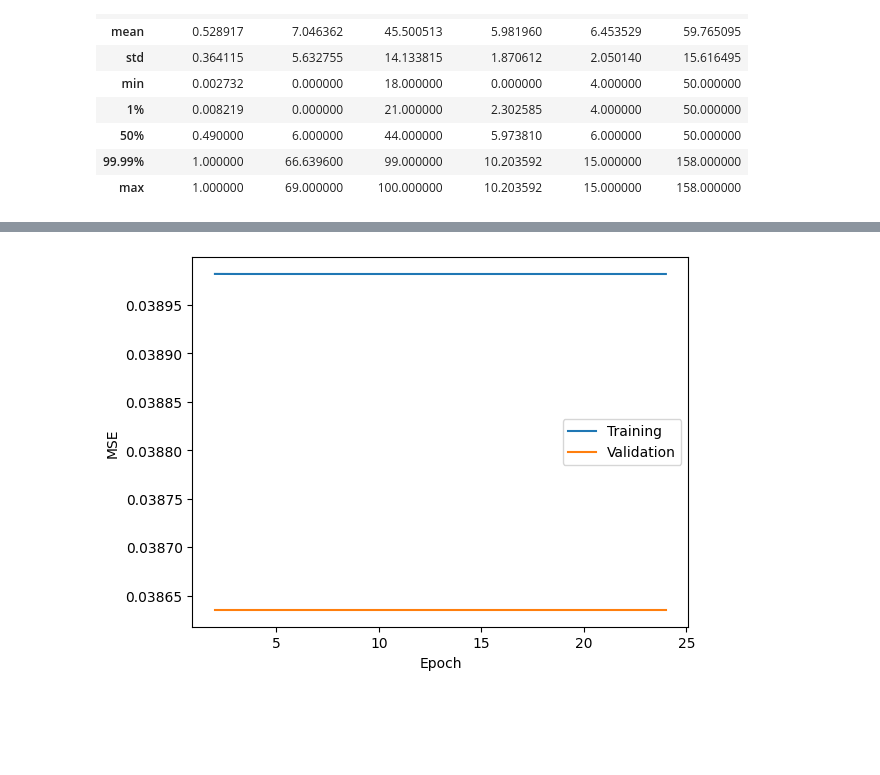
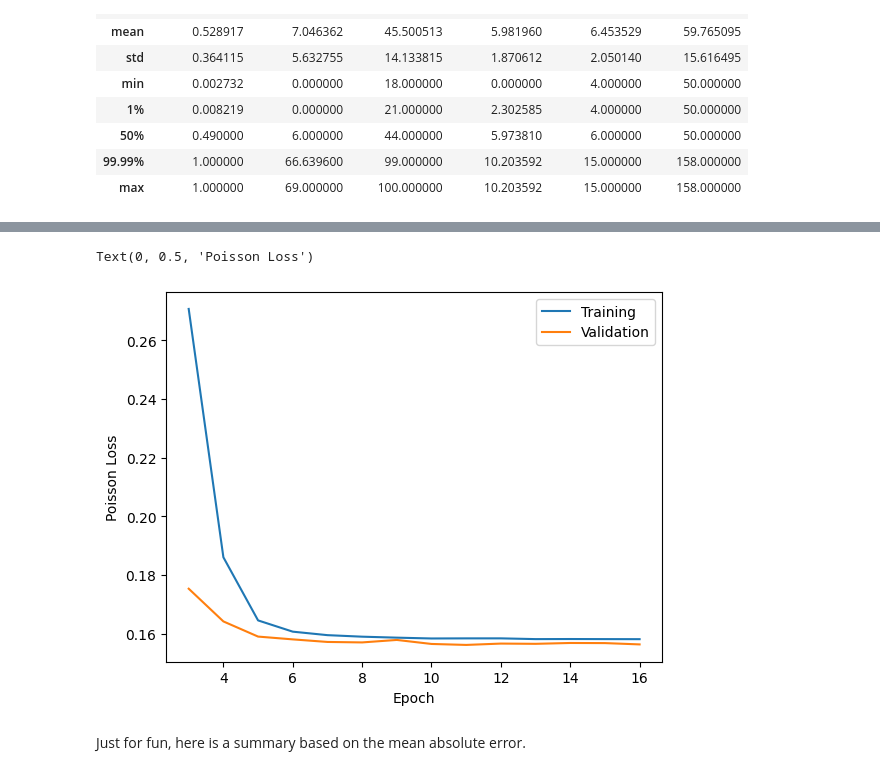
Before and after one commit to OpenActTextDev/ActuarialRegression, a Jupyter notebook: Notebooks/ClaimCounts.ipynb, the cells around one changed output, grey strips where cells are left out. Saved outputs shown, nothing was run; the diff lists cells and outputs as text; code cells hidden in the pictures; blank space fills up the shorter version.

```diff
--- a/Notebooks/ClaimCounts.ipynb
+++ b/Notebooks/ClaimCounts.ipynb
@@ -34,7 +39,9 @@ We have uploaded the data to our Github site [Actuarial Regression](https://gith
 
 Let's take a peak at the  dataset:
 # %%
-dat_frq = pd.read_csv("https://raw.githubusercontent.com/OpenActTextDev/ActuarialRegression/refs/heads/main/CourseCSVData/freMTPL2freq.csv")
+
+data_root = "https://raw.githubusercontent.com/OpenActTextDev/ActuarialRegression/refs/heads/main/"
+dat_frq = pd.read_csv(data_root + "CourseCSVData/freMTPL2freq.csv")
 # %%
 dat_frq.head()
 # %% [output]
@@ -246,9 +257,9 @@ X
 # %% [markdown]
 As before, define versions for training, validation, and testing.
 # %%
-# Thanks https://datascience.stackexchange.com/a/15136
-X_main, X_test, y_main, y_test = train_test_split(
-    X, y_freq, test_size=0.2, random_state=1
+#from sklearn.model_selection import train_test_split
+
+X_main, X_test, y_main, y_test = train_test_split(X, y_freq, test_size=0.2, random_state=1
 )                                                                   #<1>
 
 # As 0.25 x 0.8 = 0.2
@@ -372,16 +394,18 @@ memory usage: 34.1 MB
 # %%
 #from keras.models import Sequential
-#from keras.layers import Dense
+#from keras.layers import Dense, Dropout, Input
+#from keras.callbacks import EarlyStopping
 #import random
 
 random.seed(2025)
-
 model = Sequential([
     Dense(64, activation='leaky_relu', input_shape=(X_train.shape[1],)),
+    Dropout(0.3),  # Drop 30% of neurons
     Dense(32, activation='leaky_relu'),
+    Dropout(0.3),  # Drop 30% of neurons
     Dense(1, activation='exponential')
 ])
 
-model.compile(optimizer='adam', loss='mae')
+model.compile(optimizer='adam', loss='poisson')
 model.summary();
 # %% [output]
@@ -438,0 +429,17 @@ Wall time: 15min 41s
+# %%
+# Add early stopping
+early_stop = EarlyStopping(
+    monitor='val_loss',     # what to monitor
+    patience=5,             # epochs to wait for improvement
+    restore_best_weights=True  # use best weights seen
+)
+
+# Train the model
+history_Drop = model.fit(
+    X_train, y_train,
+    validation_data=(X_val, y_val),
+    epochs=25,
+    batch_size=32,
+    callbacks=[early_stop],
+    verbose=True
+)
@@ -439,9 +483,14 @@ Wall time: 15min 41s
 # %%
-plt.plot(range(2, 25), hist.history["loss"][2:])
-plt.plot(range(2, 25),  hist.history["val_loss"][2:])
+startEpoch = 3
+epochs = range(startEpoch, len(history_Drop.history["loss"]) + 1)
+plt.plot(epochs, history_Drop.history["loss"][(startEpoch-1):])
+plt.plot(epochs,  history_Drop.history["val_loss"][(startEpoch-1):])
 
 plt.legend(["Training", "Validation"])
 plt.xlabel("Epoch")
-plt.ylabel("MSE");
+plt.ylabel("Poisson Loss")
 # %% [output]
+Text(0, 0.5, 'Poisson Loss')
-[figure, old version]
+[figure, new version]
+# %% [markdown]
+Just for fun, here is a summary based on the mean absolute error.
```
Also changed, not shown: parts of 24 cells of this notebook, 1 other file.
